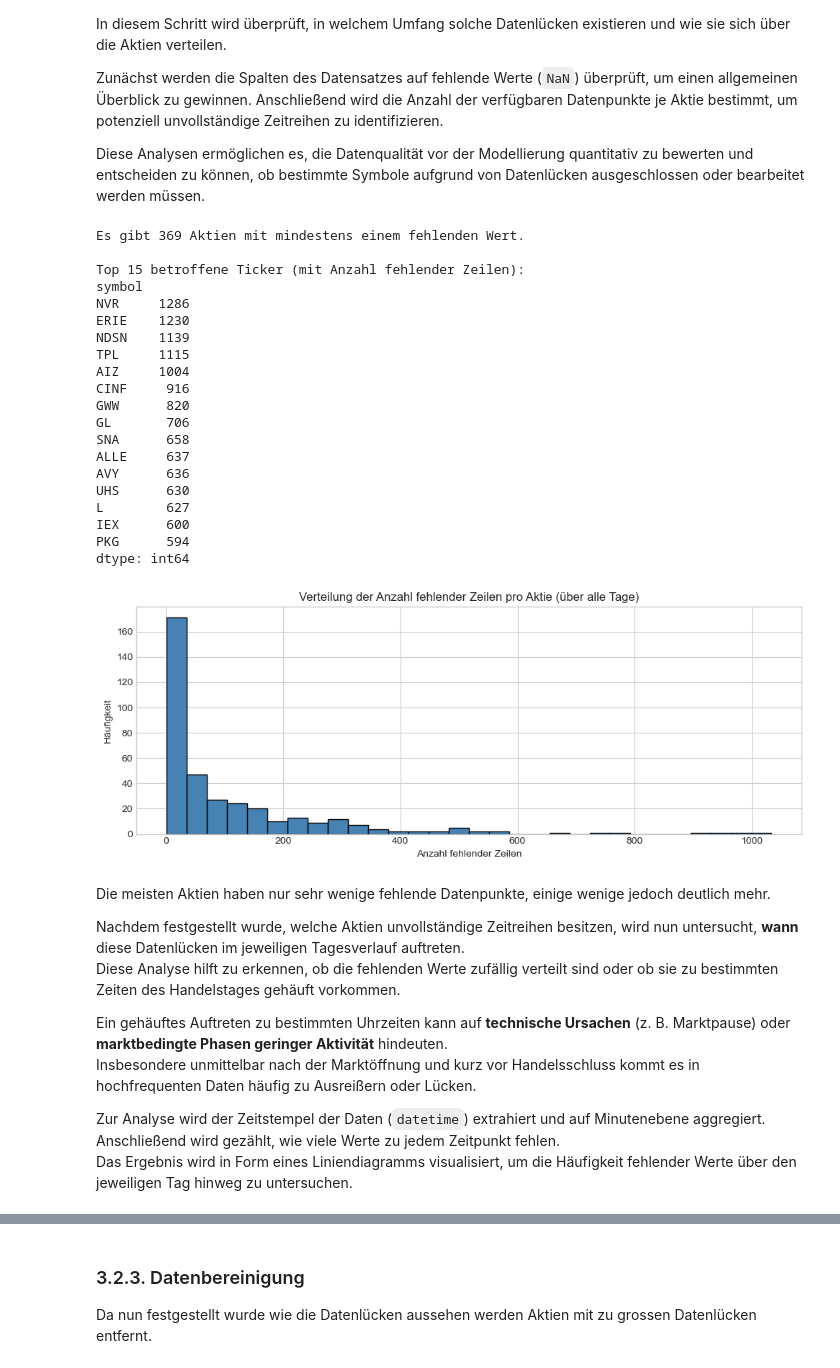
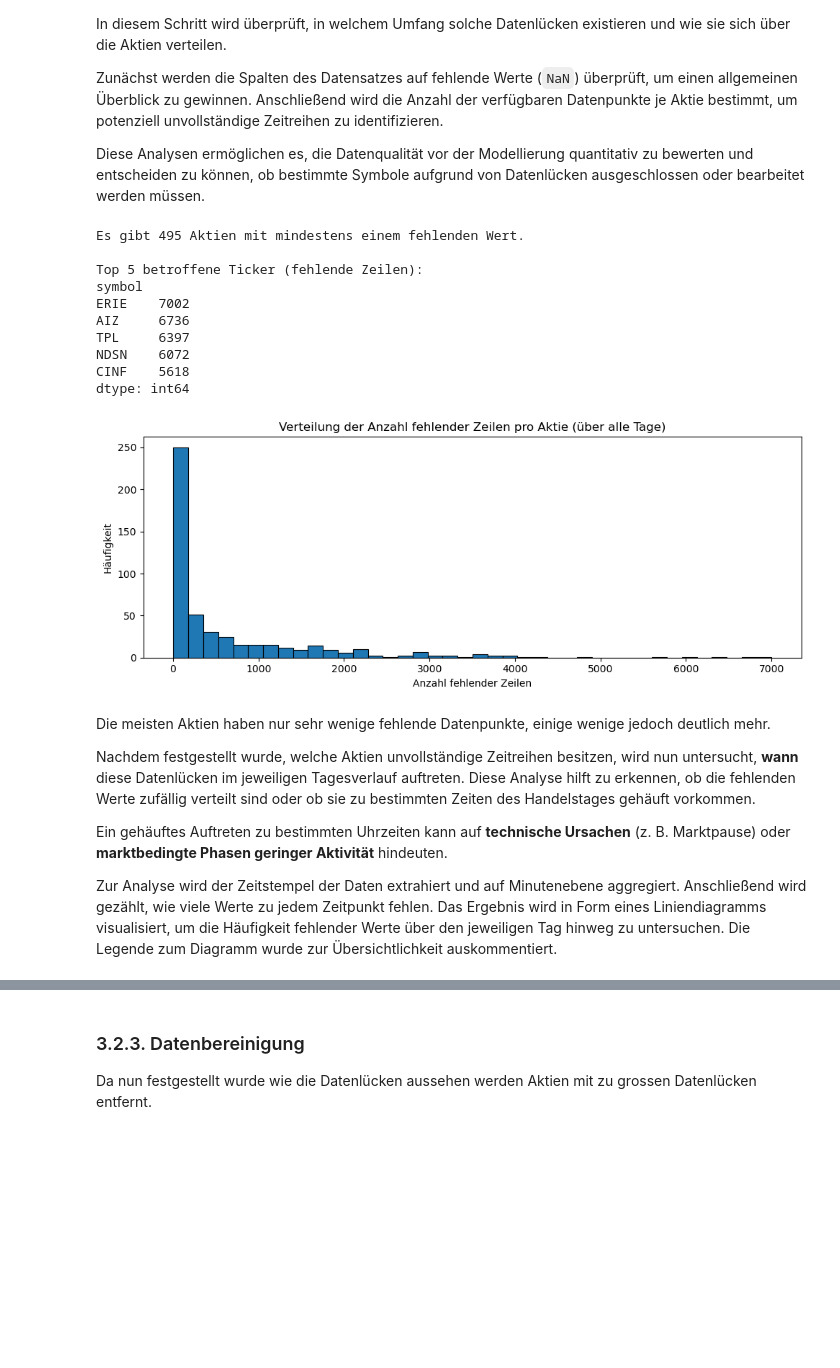
Before and after one commit to RyanMikus/pairs_trading_ml_hs25, a Jupyter notebook: 03_Explorative_Datenanalyse.ipynb, the cells around one changed output, grey strips where cells are left out. Cells and saved outputs as stored; diff of their text form; code cells hidden in the pictures; blank space fills up the shorter version.

```diff
--- a/03_Explorative_Datenanalyse.ipynb
+++ b/03_Explorative_Datenanalyse.ipynb
@@ -125,0 +84,3 @@ Anzahl Handelstage: 5
+# %%
+df = eda.fetch_data()
+df.head()
@@ -125,0 +99,5 @@ Anzahl Handelstage: 5
+# %%
+df, removed_symbols = eda.filter_symbols_by_full_coverage(df)
+
+print(f"Anzahl entfernte Ticker: {len(removed_symbols)}")
+print(f"Anzahl verbleibende Ticker: {df['symbol'].nunique()}")
@@ -133,68 +114,25 @@ Zunächst werden die Spalten des Datensatzes auf fehlende Werte (`NaN`) überpr
 
 Diese Analysen ermöglichen es, die Datenqualität vor der Modellierung quantitativ zu bewerten und entscheiden zu können, ob bestimmte Symbole aufgrund von Datenlücken ausgeschlossen oder bearbeitet werden müssen.
 # %%
-# Sicherstellen: datetime als Datetime, Hilfsspalten
-df["datetime"] = pd.to_datetime(df["datetime"], errors="coerce")
-df = df.sort_values("datetime").reset_index(drop=True)
-df["date"] = df["datetime"].dt.date
-df["time"] = df["datetime"].dt.time
-
-# Alle Zeilen mit >= 1 NaN in irgendeiner Spalte
-is_missing_row = df.isna().any(axis=1)
-missing_rows = df[is_missing_row].copy()
-
-# Nach Ticker gruppieren und zählen (über ALLE Tage)
-missing_by_symbol = (
-    missing_rows.groupby("symbol").size().sort_values(ascending=False)
-)
-
-print(f"Es gibt {missing_by_symbol.size} Aktien mit mindestens einem fehlenden Wert.\n")
-print("Top 15 betroffene Ticker (mit Anzahl fehlender Zeilen):")
-print(missing_by_symbol.head(15))
-
-# Histogramm: Verteilung fehlender Daten nach Aktie (über alle Tage)
-plt.figure(figsize=(10,4))
-missing_by_symbol.plot(kind="hist", bins=30, color="steelblue", edgecolor="black")
-plt.title("Verteilung der Anzahl fehlender Zeilen pro Aktie (über alle Tage)")
-plt.xlabel("Anzahl fehlender Zeilen")
-plt.ylabel("Häufigkeit")
-plt.tight_layout()
-plt.show()
-
-# Nach Zeitstempel gruppieren (mehrere Tage!) und zählen
-missing_by_timestamp = missing_rows.groupby("datetime").size().rename("count")
-missing_time_df = missing_by_timestamp.reset_index()
+missing = eda.analyze_missing_values(df, top_n=5, bins=40, show_plot=True)
 # %% [output]
-Es gibt 369 Aktien mit mindestens einem fehlenden Wert.
+Es gibt 495 Aktien mit mindestens einem fehlenden Wert.
 
-Top 15 betroffene Ticker (mit Anzahl fehlender Zeilen):
+Top 5 betroffene Ticker (fehlende Zeilen):
 symbol
-NVR     1286
-ERIE    1230
-NDSN    1139
-TPL     1115
-AIZ     1004
-CINF     916
-GWW      820
-GL       706
-SNA      658
-ALLE     637
-AVY      636
-UHS      630
-L        627
-IEX      600
-PKG      594
+ERIE    7002
+AIZ     6736
+TPL     6397
+NDSN    6072
+CINF    5618
 dtype: int64
-[figure, old version]
+[figure, new version]
 # %% [markdown]
 Die meisten Aktien haben nur sehr wenige fehlende Datenpunkte, einige wenige jedoch deutlich mehr.
 
-Nachdem festgestellt wurde, welche Aktien unvollständige Zeitreihen besitzen, wird nun untersucht, **wann** diese Datenlücken im jeweiligen Tagesverlauf auftreten.
-Diese Analyse hilft zu erkennen, ob die fehlenden Werte zufällig verteilt sind oder ob sie zu bestimmten Zeiten des Handelstages gehäuft vorkommen.
+Nachdem festgestellt wurde, welche Aktien unvollständige Zeitreihen besitzen, wird nun untersucht, **wann** diese Datenlücken im jeweiligen Tagesverlauf auftreten. Diese Analyse hilft zu erkennen, ob die fehlenden Werte zufällig verteilt sind oder ob sie zu bestimmten Zeiten des Handelstages gehäuft vorkommen.
 
 Ein gehäuftes Auftreten zu bestimmten Uhrzeiten kann auf **technische Ursachen** (z. B. Marktpause) oder **marktbedingte Phasen geringer Aktivität** hindeuten.
-Insbesondere unmittelbar nach der Marktöffnung und kurz vor Handelsschluss kommt es in hochfrequenten Daten häufig zu Ausreißern oder Lücken.
 
-Zur Analyse wird der Zeitstempel der Daten (`datetime`) extrahiert und auf Minutenebene aggregiert. Anschließend wird gezählt, wie viele Werte zu jedem Zeitpunkt fehlen.
-Das Ergebnis wird in Form eines Liniendiagramms visualisiert, um die Häufigkeit fehlender Werte über den jeweiligen Tag hinweg zu untersuchen.
+Zur Analyse wird der Zeitstempel der Daten extrahiert und auf Minutenebene aggregiert. Anschließend wird gezählt, wie viele Werte zu jedem Zeitpunkt fehlen. Das Ergebnis wird in Form eines Liniendiagramms visualisiert, um die Häufigkeit fehlender Werte über den jeweiligen Tag hinweg zu untersuchen. Die Legende zum Diagramm wurde zur Übersichtlichkeit auskommentiert.
 # %%
```
Also changed, not shown: parts of 69 cells of this notebook, 15 other files.
